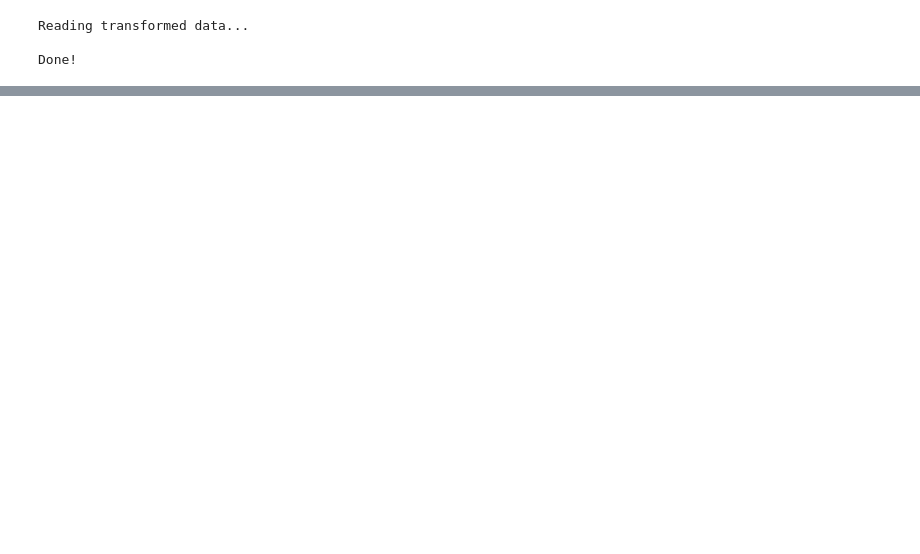
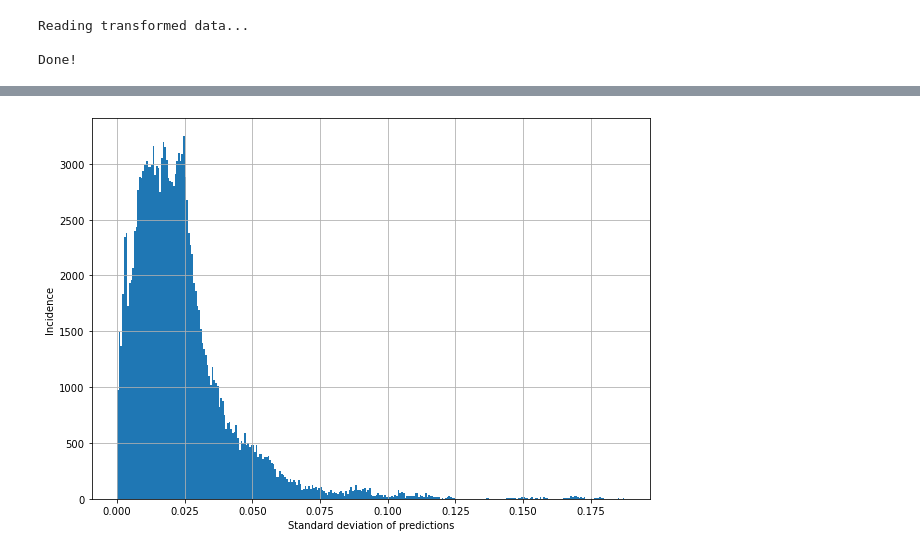
Before and after one commit to guidopetri/csgo-win-probability, a Jupyter notebook: player-permutation.ipynb, the cells around one changed output, grey strips where cells are left out. Cells and saved outputs as stored; diff of their text form; code cells hidden in the pictures; blank space fills up the shorter version.

```diff
--- a/player-permutation.ipynb
+++ b/player-permutation.ipynb
@@ -90,0 +98,7 @@ Log loss: 0.5143
+# %%
+plt.figure(figsize=(10, 7))
+stds.hist(bins=300)
+plt.xlabel('Standard deviation of predictions')
+plt.ylabel('Incidence');
+# %% [output]
+[figure, added]
```
Also changed, not shown: parts of 6 cells of this notebook.
